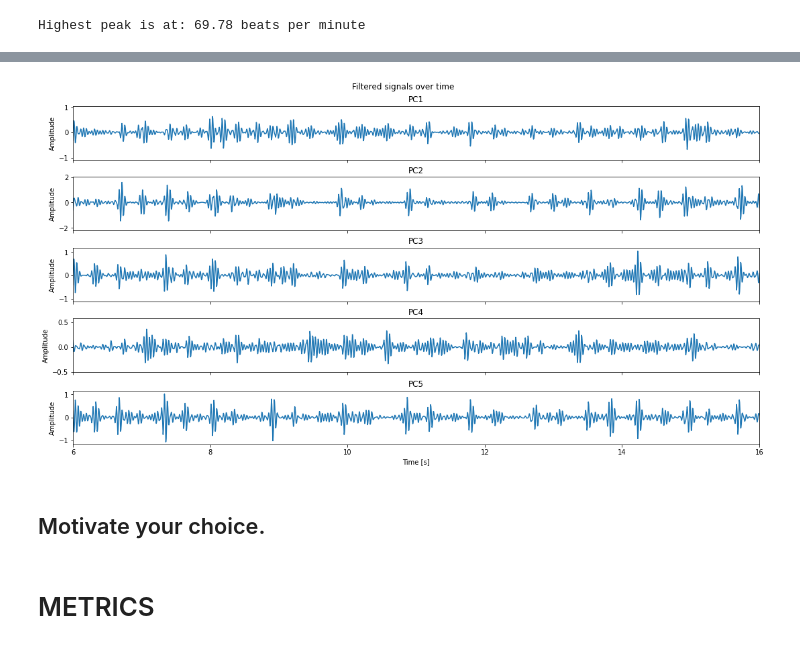
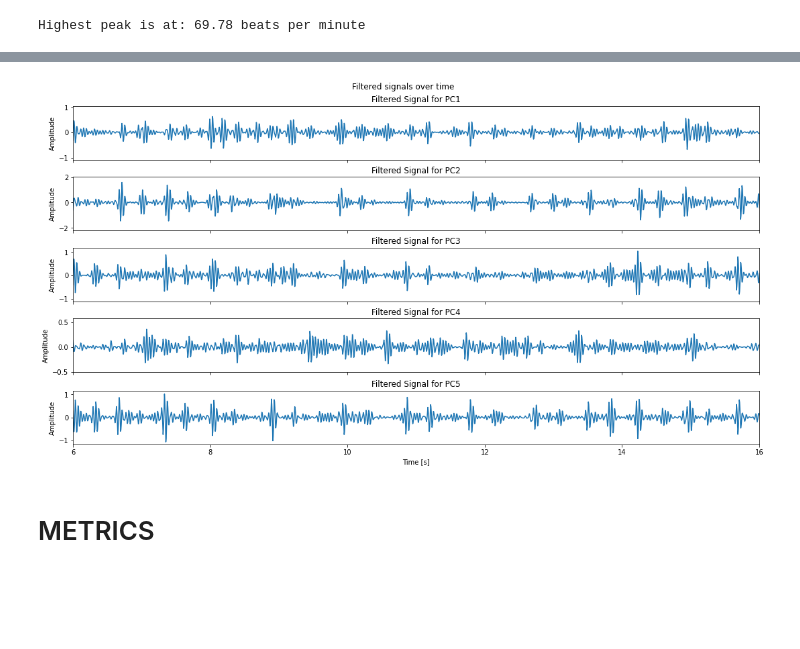
Before and after one commit to AleCapoPhys/HeartRateEstimation, a Jupyter notebook: Project_Clean_data.ipynb, the cells around one changed output, grey strips where cells are left out. Drawn from its saved outputs; the diff is of its cells as text; code cells hidden in the pictures; blank space fills up the shorter version.

```diff
--- a/Project_Clean_data.ipynb
+++ b/Project_Clean_data.ipynb
@@ -466,17 +469,21 @@ dataset_rotated['Time'] = np.arange(0, len(dataset_rotated['PC1']))/sample_freq
 # butterworth bandpass filter
 sos = signal.butter(4, [50,90], 'bp', fs = 400, output = 'sos')
 
-filtered_PCs = {}
+# Filter each PC signal and add to dictionary to visualize
+filtered_PCs = dict()
 for i in FFTs:
     filtered_PCs[i] = signal.sosfilt(sos, dataset_rotated[i])
 
+# Plot and visualize results of the bandpass filter
 fig, axs = plt.subplots(n_PC,1, sharex=True, sharey=True, figsize=(10,10))
 fig.suptitle('Filtered Principal Components')
 ax = 0
 for i in filtered_PCs:
-    axs[ax].plot(dataset_rotated['Time'], dataset_rotated[i], alpha = 0.5)
-    axs[ax].plot(dataset_rotated['Time'], filtered_PCs[i])
+    axs[ax].plot(dataset_rotated['Time'], dataset_rotated[i], alpha = 0.5, label='Original Signal')
+    axs[ax].plot(dataset_rotated['Time'], filtered_PCs[i], label='Filtered Signal')
+    axs[ax].set_title(f'Original and Bandpass Filtered Signals for {i}')
+    axs[ax].legend(loc="lower left")
     axs[ax].set_xlim([0,2])
-    axs[ax].set_ylim([-4,4])
+    axs[ax].set_ylim([-10,10])
     ax += 1
 # %% [output]
@@ -489,18 +497,22 @@ import copy
 # %%
+import pywt # PyWavelets is open source wavelet transform software for Python
+import copy
+
 def wavelet_transform(signal, levels, waveletType, showWaveletScales):
-    # first do the transform using the input signal with the wavelet type and levels inputed
+    # First, decompose signal
     transformCoeffs = pywt.wavedec(signal, waveletType, level=levels)
 
-    # Create a time array and a result array
+    # Create a time array and a result array to visualize the layers
     time = np.array(dataset_rotated['Time'])
     result = np.zeros((levels+1, len(time)+1))
 
-    # Loop for every level
+    # The following is purely for visualization purposes
     for i in range(levels+1):
+        # Loop for every individual layer to get the coefficients of just that level
         coeffs = copy.deepcopy(transformCoeffs)
 
         for j in range(levels+1):
-            # Loop over every other level and set to zero
+            # Loop over every other level and set to zero, we want to ignore all other levels
             if(i!=j):
                 coeffs[j] = np.zeros_like(coeffs[j])
 
@@ -518,7 +530,3 @@ def wavelet_transform(signal, levels, waveletType, showWaveletScales):
             plt.show()
 
     return transformCoeffs
-    '''Do transform, loop over every level and set all other levels to zero and add to the final
-        coefficients array, removing noise from other leverls. Then loop through each level again
-        and plot the inverse wavelet.
-    '''
@@ -543,25 +565,24 @@ def filterSignal(sig):
 # %%
 # Apply the filters to the data
 PCs = dict()
 for i in FFTs:
     # Assign the filtered signal to each principal component
     PCs[i] = filterSignal(dataset_rotated[i])
 
+# Plot each filtered signal
 (fig, axs) = plt.subplots(n_PC,1,figsize = (15,8), sharex=True, constrained_layout=True)
 fig.suptitle('Filtered signals over time')
 plt.xlabel('Time [s]')
 plt.xlim(6, 16)
 ax = 0
 for i in PCs:
     axs[ax].plot(np.array(dataset_rotated['Time']), (PCs[i]), label=i)
-    axs[ax].set_title(f'{i}')
+    axs[ax].set_title(f'Filtered Signal for {i}')
     axs[ax].set_ylabel('Amplitude')
     ax += 1
 plt.show()
 # %% [output]
-[figure, old version]
+[figure, new version]
-# %% [markdown]
-## Motivate your choice.
 # %% [markdown]
 # METRICS
 # %% [markdown]
```
Also changed, not shown: parts of 12 cells of this notebook.
